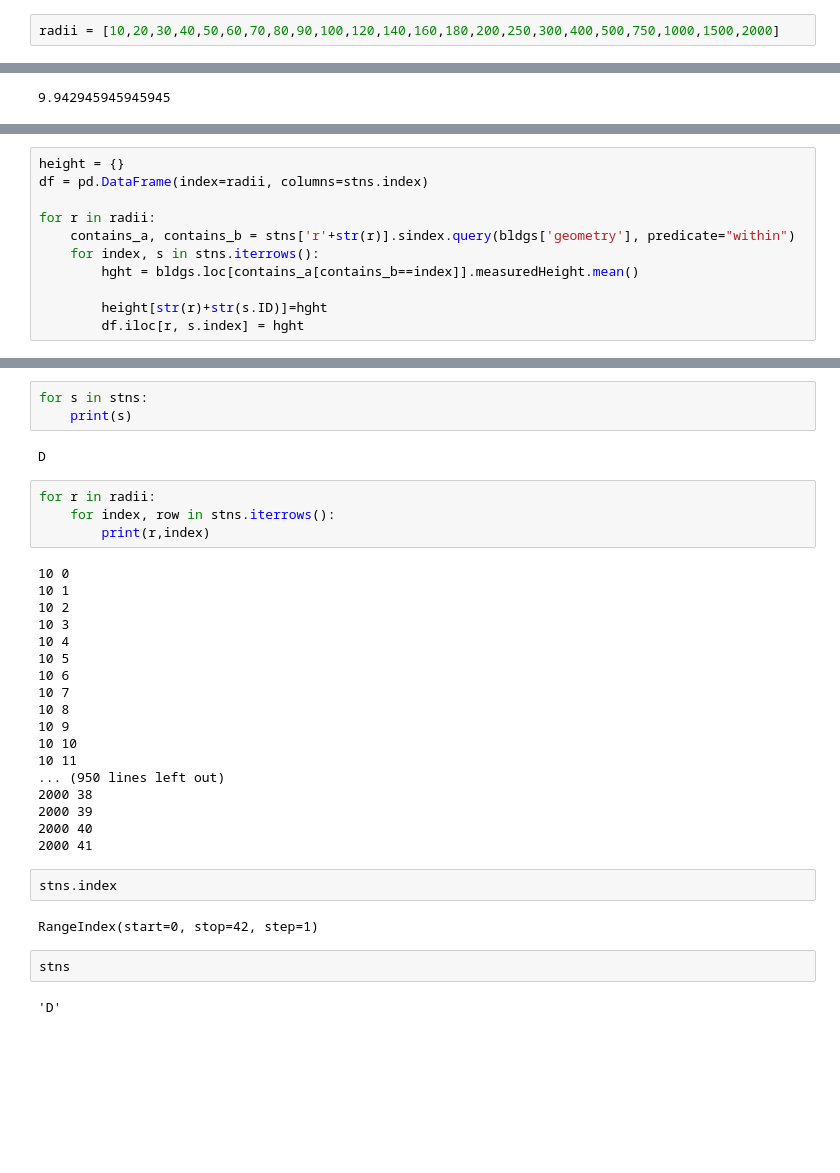
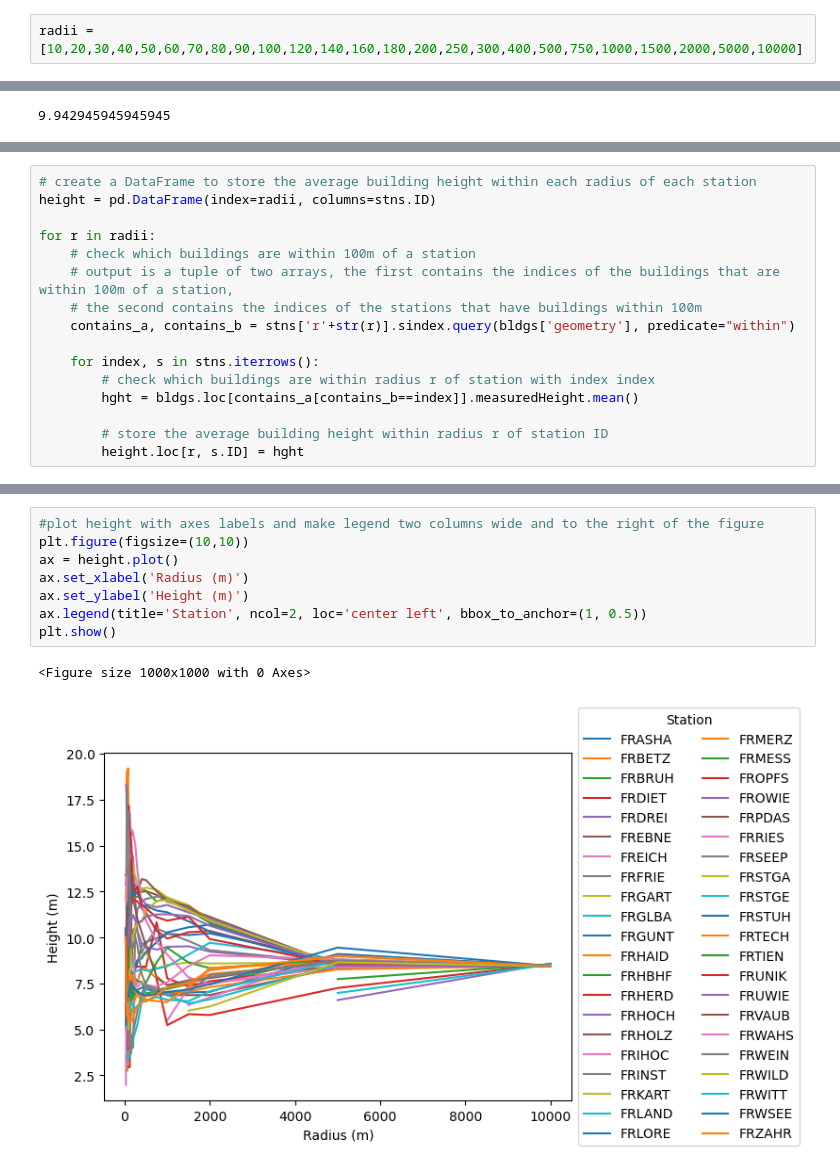
Before and after one commit to lisawink/freiburg, a Jupyter notebook: avg_height.ipynb, the cells around one changed output, grey strips where cells are left out. Saved outputs shown, nothing was run; the diff lists cells and outputs as text; blank space fills up the shorter version.

Commit message:
plot height per radius of each stn

```diff
--- a/avg_height.ipynb
+++ b/avg_height.ipynb
@@ -9,5 +10,5 @@ stns.explore()
 # %%
 stns = stns.to_crs(bldgs.crs)
 # %%
-radii = [10,20,30,40,50,60,70,80,90,100,120,140,160,180,200,250,300,400,500,750,1000,1500,2000]
+radii = [10,20,30,40,50,60,70,80,90,100,120,140,160,180,200,250,300,400,500,750,1000,1500,2000,5000,10000]
 # %%
@@ -146,11 +126,16 @@ import pandas as pd
 # %%
-height = {}
-df = pd.DataFrame(index=radii, columns=stns.index)
+# create a DataFrame to store the average building height within each radius of each station
+height = pd.DataFrame(index=radii, columns=stns.ID)
 
 for r in radii:
+    # check which buildings are within 100m of a station
+    # output is a tuple of two arrays, the first contains the indices of the buildings that are within 100m of a station,
+    # the second contains the indices of the stations that have buildings within 100m
     contains_a, contains_b = stns['r'+str(r)].sindex.query(bldgs['geometry'], predicate="within")
+
     for index, s in stns.iterrows():
+        # check which buildings are within radius r of station with index index
         hght = bldgs.loc[contains_a[contains_b==index]].measuredHeight.mean()
 
-        height[str(r)+str(s.ID)]=hght
-        df.iloc[r, s.index] = hght
+        # store the average building height within radius r of station ID
+        height.loc[r, s.ID] = hght
@@ -163,35 +163,11 @@ height
-# %%
-for s in stns:
-    print(s)
-# %% [output]
-D
-# %%
-for r in radii:
-    for index, row in stns.iterrows():
-        print(r,index)
-# %% [output]
-10 0
-10 1
-10 2
-10 3
-10 4
-10 5
-10 6
-10 7
-10 8
-10 9
-10 10
-10 11
-... (950 lines left out)
-2000 38
-2000 39
-2000 40
-2000 41
-# %%
-stns.index
-# %% [output]
-RangeIndex(start=0, stop=42, step=1)
-# %%
-stns
-# %% [output]
-'D'
+# %%
+#plot height with axes labels and make legend two columns wide and to the right of the figure
+plt.figure(figsize=(10,10))
+ax = height.plot()
+ax.set_xlabel('Radius (m)')
+ax.set_ylabel('Height (m)')
+ax.legend(title='Station', ncol=2, loc='center left', bbox_to_anchor=(1, 0.5))
+plt.show()
+# %% [output]
+<Figure size 1000x1000 with 0 Axes>
+[figure, added]
```
Also changed, not shown: parts of 18 cells of this notebook.
